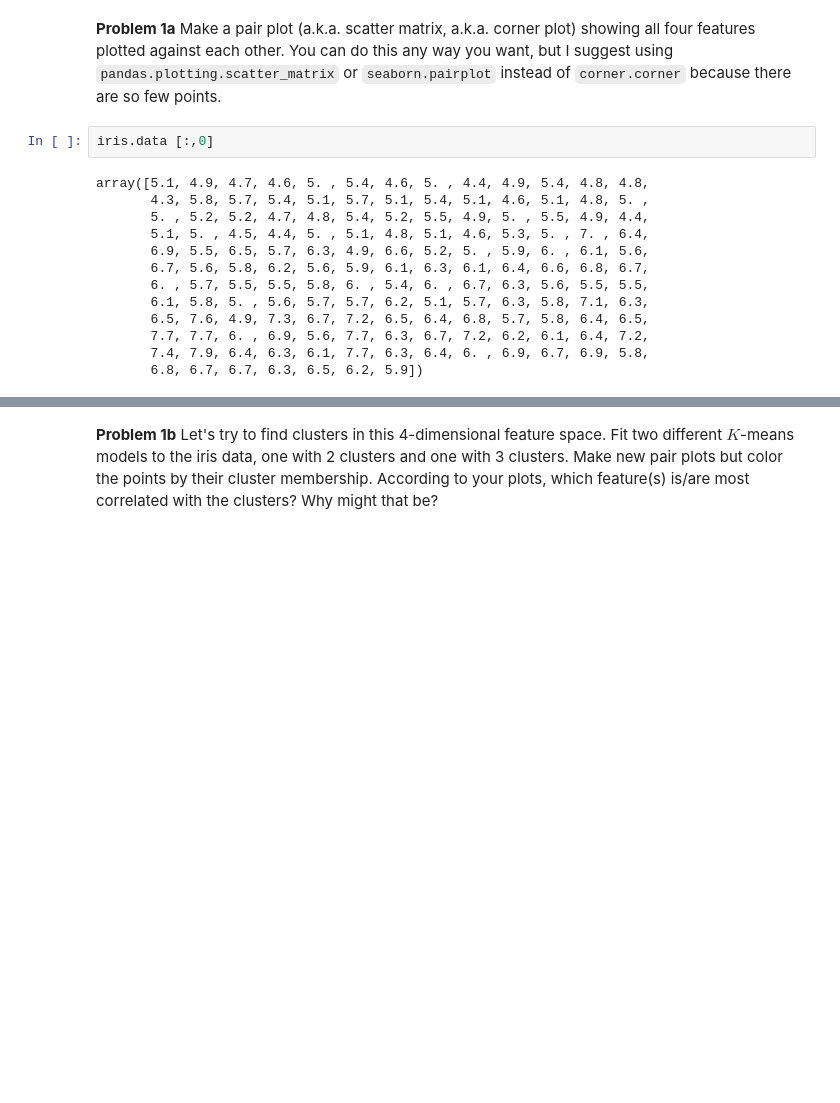
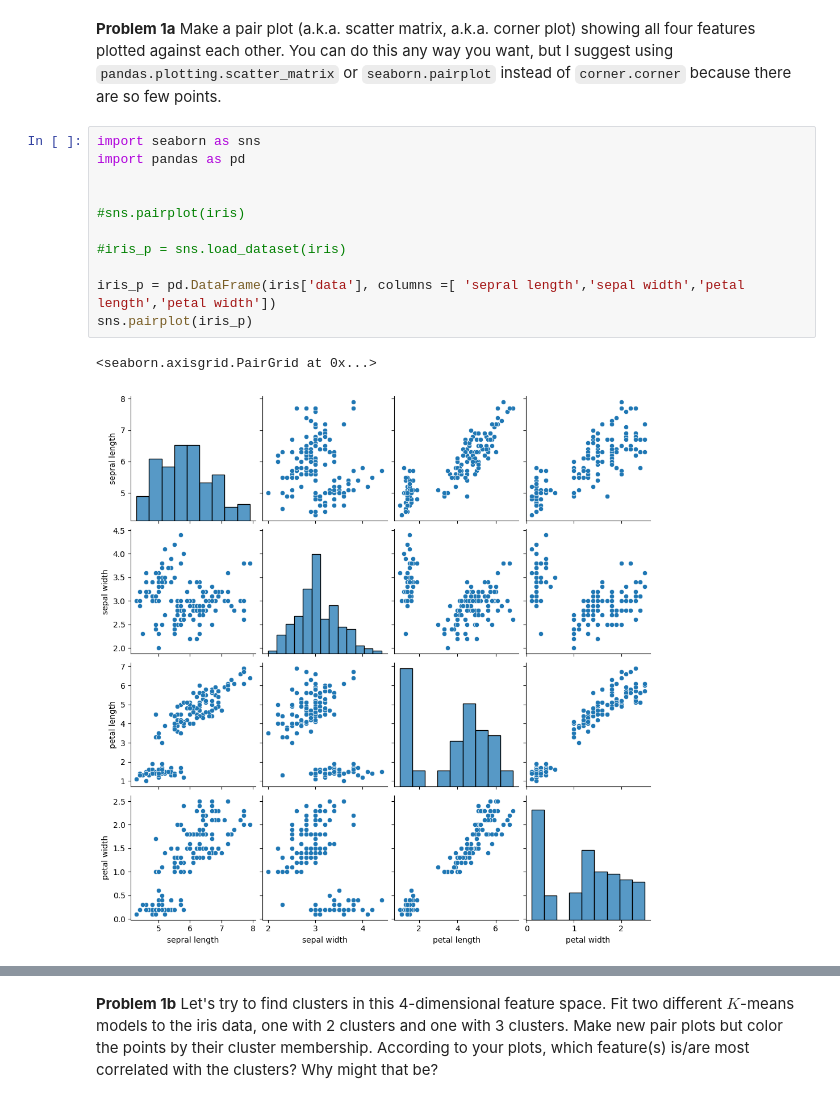
Before and after one commit to ASTR154/clustering, a Jupyter notebook: clustering.ipynb, the cells around one changed output, grey strips where cells are left out. Saved outputs shown, nothing was run; the diff lists cells and outputs as text; blank space fills up the shorter version.

```diff
--- a/clustering.ipynb
+++ b/clustering.ipynb
@@ -34,21 +34,20 @@ Iris plants dataset
   - Many, many more ...
 # %% [markdown]
 **Problem 1a** Make a pair plot (a.k.a. scatter matrix, a.k.a. corner plot) showing all four features plotted against each other. You can do this any way you want, but I suggest using `pandas.plotting.scatter_matrix` or `seaborn.pairplot` instead of `corner.corner` because there are so few points.
-# %%
-iris.data [:,0]
-# %% [output]
-array([5.1, 4.9, 4.7, 4.6, 5. , 5.4, 4.6, 5. , 4.4, 4.9, 5.4, 4.8, 4.8,
-       4.3, 5.8, 5.7, 5.4, 5.1, 5.7, 5.1, 5.4, 5.1, 4.6, 5.1, 4.8, 5. ,
-       5. , 5.2, 5.2, 4.7, 4.8, 5.4, 5.2, 5.5, 4.9, 5. , 5.5, 4.9, 4.4,
-       5.1, 5. , 4.5, 4.4, 5. , 5.1, 4.8, 5.1, 4.6, 5.3, 5. , 7. , 6.4,
-       6.9, 5.5, 6.5, 5.7, 6.3, 4.9, 6.6, 5.2, 5. , 5.9, 6. , 6.1, 5.6,
-       6.7, 5.6, 5.8, 6.2, 5.6, 5.9, 6.1, 6.3, 6.1, 6.4, 6.6, 6.8, 6.7,
-       6. , 5.7, 5.5, 5.5, 5.8, 6. , 5.4, 6. , 6.7, 6.3, 5.6, 5.5, 5.5,
-       6.1, 5.8, 5. , 5.6, 5.7, 5.7, 6.2, 5.1, 5.7, 6.3, 5.8, 7.1, 6.3,
-       6.5, 7.6, 4.9, 7.3, 6.7, 7.2, 6.5, 6.4, 6.8, 5.7, 5.8, 6.4, 6.5,
-       7.7, 7.7, 6. , 6.9, 5.6, 7.7, 6.3, 6.7, 7.2, 6.2, 6.1, 6.4, 7.2,
-       7.4, 7.9, 6.4, 6.3, 6.1, 7.7, 6.3, 6.4, 6. , 6.9, 6.7, 6.9, 5.8,
-       6.8, 6.7, 6.7, 6.3, 6.5, 6.2, 5.9])
+# %%
+import seaborn as sns
+import pandas as pd
+
+
+#sns.pairplot(iris)
+
+#iris_p = sns.load_dataset(iris)
+
+iris_p = pd.DataFrame(iris['data'], columns =[ 'sepral length','sepal width','petal length','petal width'])
+sns.pairplot(iris_p)
+# %% [output]
+<seaborn.axisgrid.PairGrid at 0x...>
+[figure, added]
 # %%
 s_len = []
 s_wid = []
```
Also changed, not shown: parts of 4 cells of this notebook.
